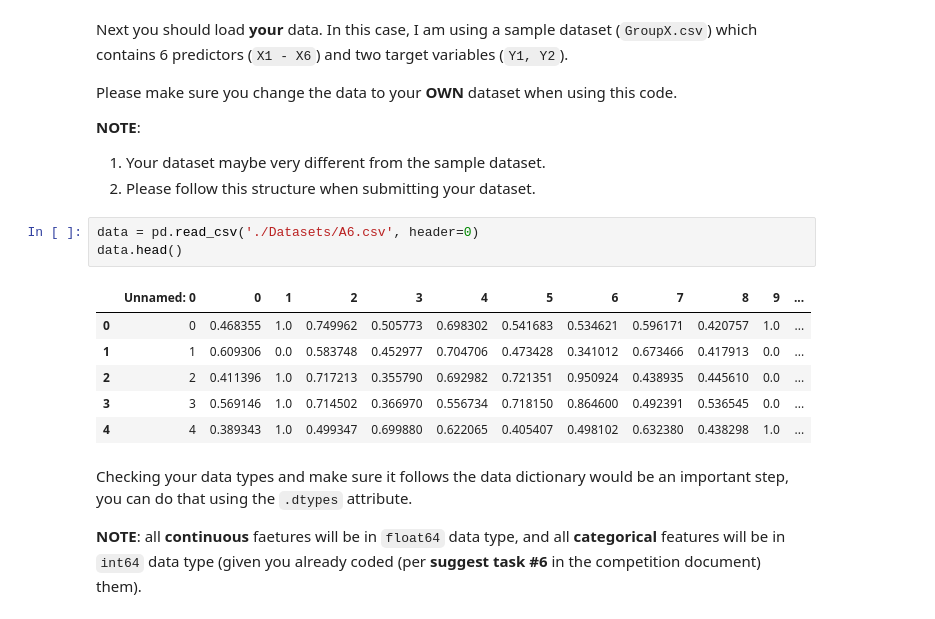
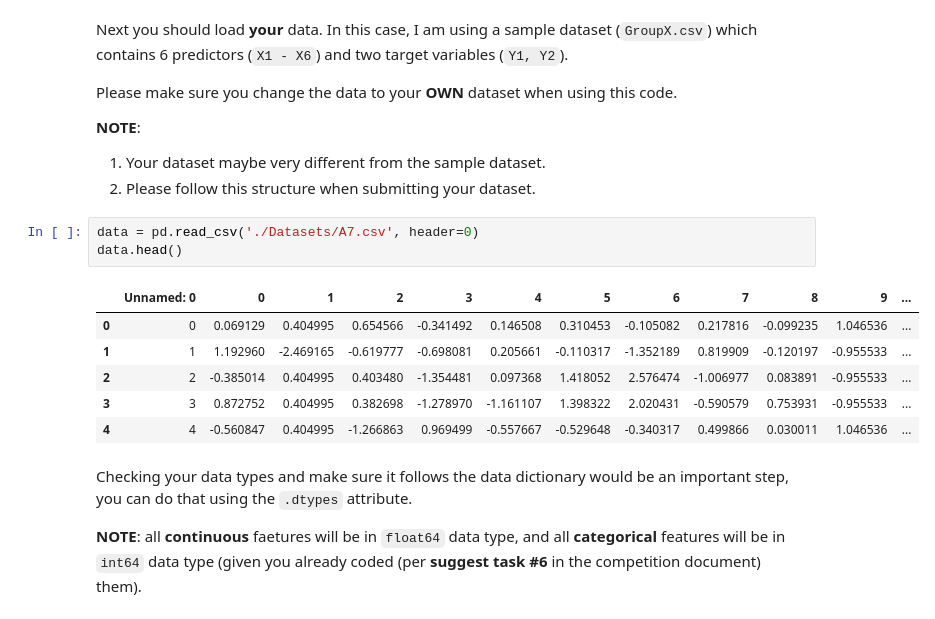
Before and after one commit to BA545-SP2019/2019-competition1-3-musketeers, a Jupyter notebook: Evaluation-Code-V0.ipynb, the cells around one changed output. Saved outputs shown, nothing was run; the diff lists cells and outputs as text.

```diff
--- a/Evaluation-Code-V0.ipynb
+++ b/Evaluation-Code-V0.ipynb
@@ -35,15 +35,15 @@ __NOTE__:
 1. Your dataset maybe very different from the sample dataset.
 2. Please follow this structure when submitting your dataset.
 # %%
-data = pd.read_csv('./Datasets/A6.csv', header=0)
+data = pd.read_csv('./Datasets/A7.csv', header=0)
 data.head()
 # %% [output]
 |  | Unnamed: 0 | 0 | 1 | 2 | 3 | 4 | 5 | 6 | 7 | 8 | 9 | ... |
-| 0 | 0 | 0.468355 | 1.0 | 0.749962 | 0.505773 | 0.698302 | 0.541683 | 0.534621 | 0.596171 | 0.420757 | 1.0 | ... |
-| 1 | 1 | 0.609306 | 0.0 | 0.583748 | 0.452977 | 0.704706 | 0.473428 | 0.341012 | 0.673466 | 0.417913 | 0.0 | ... |
-| 2 | 2 | 0.411396 | 1.0 | 0.717213 | 0.355790 | 0.692982 | 0.721351 | 0.950924 | 0.438935 | 0.445610 | 0.0 | ... |
-| 3 | 3 | 0.569146 | 1.0 | 0.714502 | 0.366970 | 0.556734 | 0.718150 | 0.864600 | 0.492391 | 0.536545 | 0.0 | ... |
-| 4 | 4 | 0.389343 | 1.0 | 0.499347 | 0.699880 | 0.622065 | 0.405407 | 0.498102 | 0.632380 | 0.438298 | 1.0 | ... |
+| 0 | 0 | 0.069129 | 0.404995 | 0.654566 | -0.341492 | 0.146508 | 0.310453 | -0.105082 | 0.217816 | -0.099235 | 1.046536 | ... |
+| 1 | 1 | 1.192960 | -2.469165 | -0.619777 | -0.698081 | 0.205661 | -0.110317 | -1.352189 | 0.819909 | -0.120197 | -0.955533 | ... |
+| 2 | 2 | -0.385014 | 0.404995 | 0.403480 | -1.354481 | 0.097368 | 1.418052 | 2.576474 | -1.006977 | 0.083891 | -0.955533 | ... |
+| 3 | 3 | 0.872752 | 0.404995 | 0.382698 | -1.278970 | -1.161107 | 1.398322 | 2.020431 | -0.590579 | 0.753931 | -0.955533 | ... |
+| 4 | 4 | -0.560847 | 0.404995 | -1.266863 | 0.969499 | -0.557667 | -0.529648 | -0.340317 | 0.499866 | 0.030011 | 1.046536 | ... |
 # %% [markdown]
 Checking your data types and make sure it follows the data dictionary would be an important step, you can do that using the `.dtypes` attribute.
 
```
Also changed, not shown: parts of 5 cells of this notebook, 3 other files.
